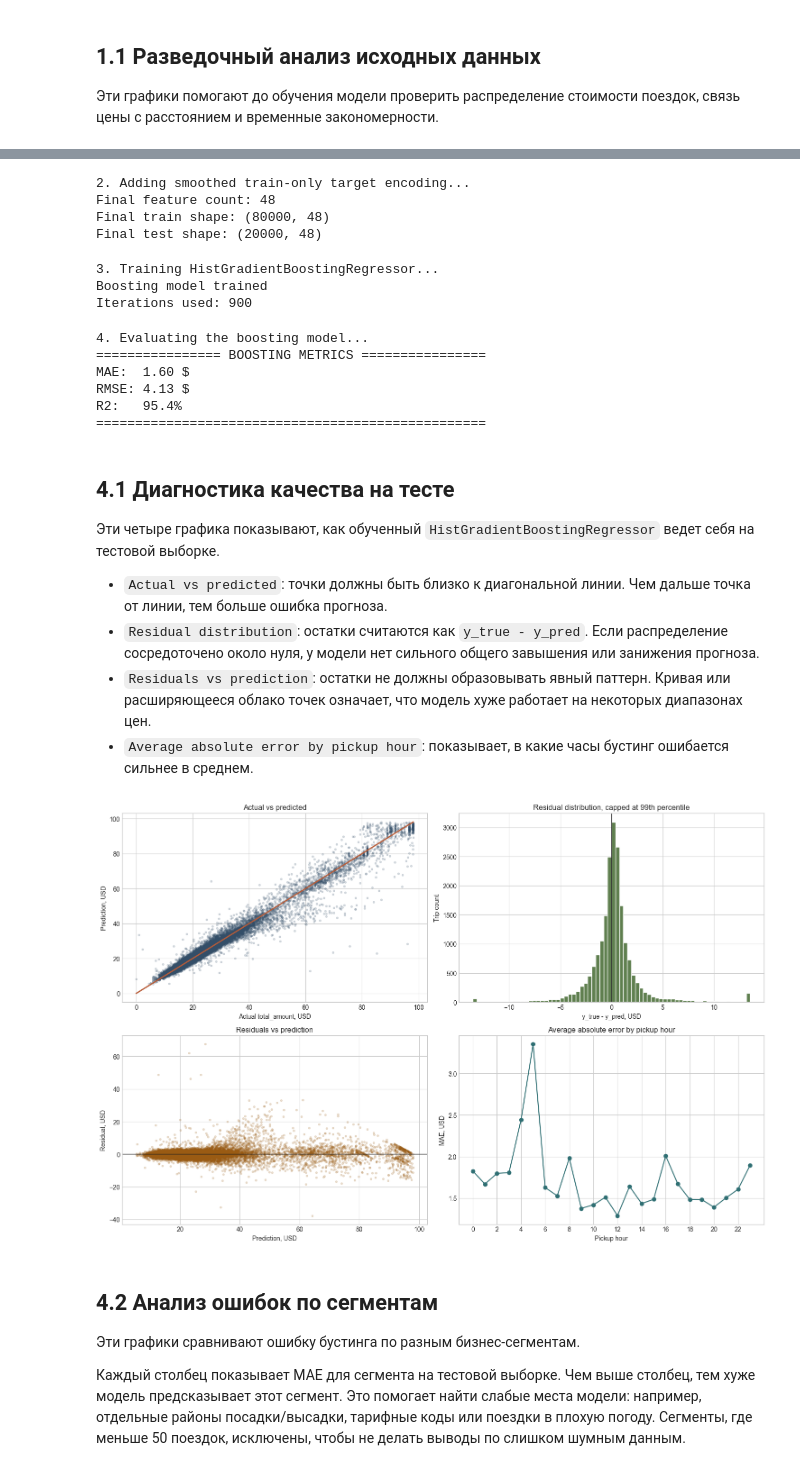
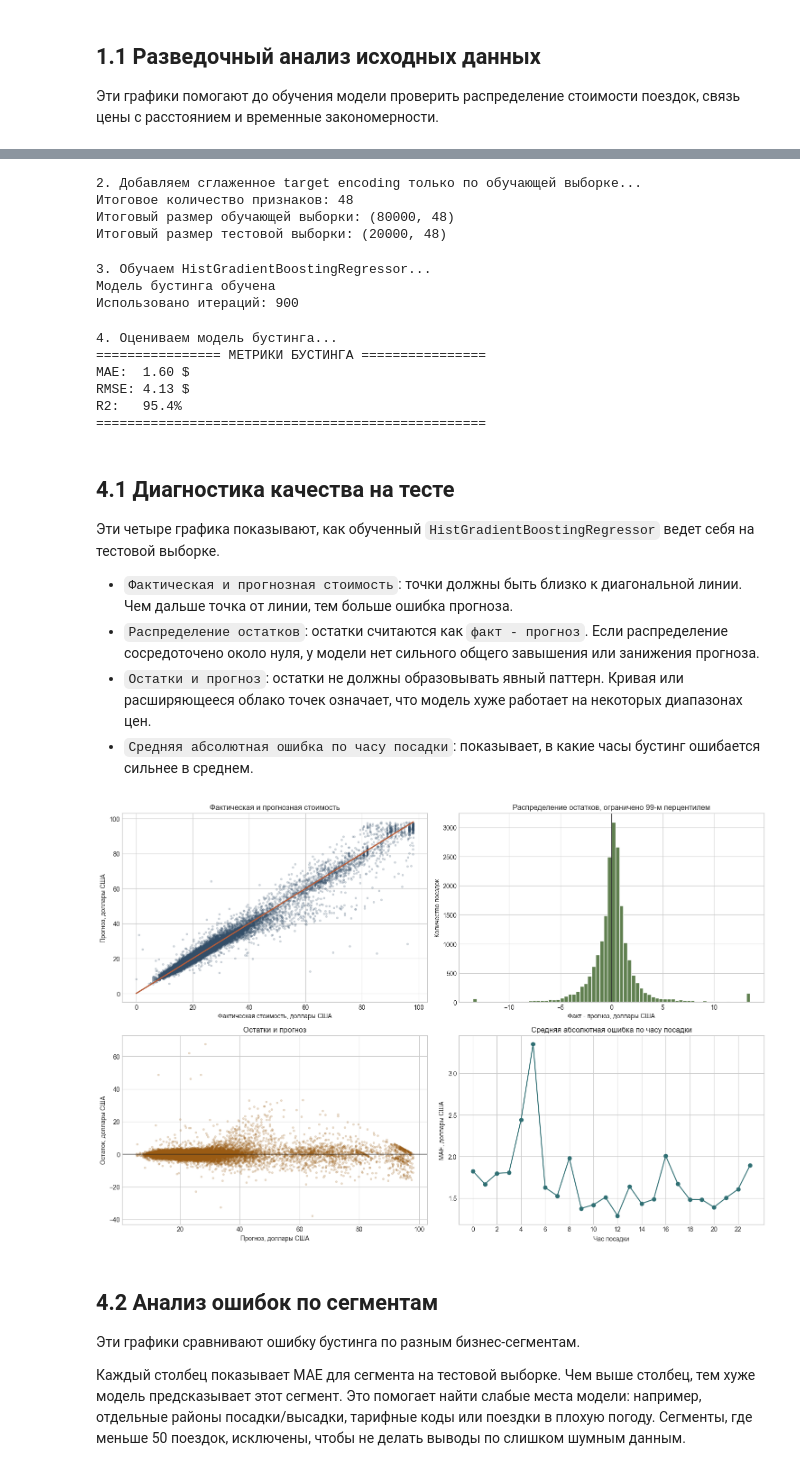
Before and after one commit to Team-10-Spilis/New-York-Taxi-Analysis, a Jupyter notebook: ml_price/pred_cost_grad_boost.ipynb, the cells around one changed output, grey strips where cells are left out. Saved outputs shown, nothing was run; the diff lists cells and outputs as text; code cells hidden in the pictures.

Commit message:
fix grag boost

```diff
--- a/ml_price/pred_cost_grad_boost.ipynb
+++ b/ml_price/pred_cost_grad_boost.ipynb
@@ -407,7 +432,7 @@ def add_target_encoding(train_x, test_x, train_y, source_cols, encoded_cols, smo
 
     return train_x, test_x
 
-print("2. Adding smoothed train-only target encoding...")
+print("2. Добавляем сглаженное target encoding только по обучающей выборке...")
 X_train_full, X_test_full = add_target_encoding(
     X_train_base,
     X_test_base,
@@ -423,16 +448,16 @@ for col in categorical_cols:
     X_train[col] = X_train[col].astype("category")
     X_test[col] = X_test[col].astype("category")
 
-print("Final feature count:", X_train.shape[1])
-print("Final train shape:", X_train.shape)
-print("Final test shape:", X_test.shape)
+print("Итоговое количество признаков:", X_train.shape[1])
+print("Итоговый размер обучающей выборки:", X_train.shape)
+print("Итоговый размер тестовой выборки:", X_test.shape)
 # %% [output]
-2. Adding smoothed train-only target encoding...
-Final feature count: 48
-Final train shape: (80000, 48)
-Final test shape: (20000, 48)
+2. Добавляем сглаженное target encoding только по обучающей выборке...
+Итоговое количество признаков: 48
+Итоговый размер обучающей выборки: (80000, 48)
+Итоговый размер тестовой выборки: (20000, 48)
 # %%
-print("3. Training HistGradientBoostingRegressor...")
+print("3. Обучаем HistGradientBoostingRegressor...")
 
 boosting_model = HistGradientBoostingRegressor(
     categorical_features="from_dtype",
@@ -448,14 +473,14 @@ boosting_model = HistGradientBoostingRegressor(
 )
 
 boosting_model.fit(X_train, y_train)
-print("Boosting model trained")
-print("Iterations used:", boosting_model.n_iter_)
+print("Модель бустинга обучена")
+print("Использовано итераций:", boosting_model.n_iter_)
 # %% [output]
-3. Training HistGradientBoostingRegressor...
-Boosting model trained
-Iterations used: 900
+3. Обучаем HistGradientBoostingRegressor...
+Модель бустинга обучена
+Использовано итераций: 900
 # %%
-print("4. Evaluating the boosting model...")
+print("4. Оцениваем модель бустинга...")
 
 y_pred = boosting_model.predict(X_test)
 
@@ -463,14 +488,14 @@ mae = mean_absolute_error(y_test, y_pred)
 rmse = np.sqrt(mean_squared_error(y_test, y_pred))
 r2 = r2_score(y_test, y_pred)
 
-print("================ BOOSTING METRICS ================")
+print("================ МЕТРИКИ БУСТИНГА ================")
 print(f"MAE:  {mae:.2f} $")
 print(f"RMSE: {rmse:.2f} $")
 print(f"R2:   {r2 * 100:.1f}%")
 print("==================================================")
 # %% [output]
-4. Evaluating the boosting model...
-================ BOOSTING METRICS ================
+4. Оцениваем модель бустинга...
+================ МЕТРИКИ БУСТИНГА ================
 MAE:  1.60 $
 RMSE: 4.13 $
 R2:   95.4%
@@ -480,10 +505,10 @@ R2:   95.4%
 
 Эти четыре графика показывают, как обученный `HistGradientBoostingRegressor` ведет себя на тестовой выборке.
 
-- `Actual vs predicted`: точки должны быть близко к диагональной линии. Чем дальше точка от линии, тем больше ошибка прогноза.
-- `Residual distribution`: остатки считаются как `y_true - y_pred`. Если распределение сосредоточено около нуля, у модели нет сильного общего завышения или занижения прогноза.
-- `Residuals vs prediction`: остатки не должны образовывать явный паттерн. Кривая или расширяющееся облако точек означает, что модель хуже работает на некоторых диапазонах цен.
-- `Average absolute error by pickup hour`: показывает, в какие часы бустинг ошибается сильнее в среднем.
+- `Фактическая и прогнозная стоимость`: точки должны быть близко к диагональной линии. Чем дальше точка от линии, тем больше ошибка прогноза.
+- `Распределение остатков`: остатки считаются как `факт - прогноз`. Если распределение сосредоточено около нуля, у модели нет сильного общего завышения или занижения прогноза.
+- `Остатки и прогноз`: остатки не должны образовывать явный паттерн. Кривая или расширяющееся облако точек означает, что модель хуже работает на некоторых диапазонах цен.
+- `Средняя абсолютная ошибка по часу посадки`: показывает, в какие часы бустинг ошибается сильнее в среднем.
 # %%
 diagnostics_df = X_test_base.copy()
 diagnostics_df["pickup_datetime"] = model_df.loc[test_mask, "tpep_pickup_datetime"].values
@@ -498,47 +523,47 @@ price_cap_diag = diagnostics_df[["y_true", "y_pred"]].quantile(0.99).max()
 plot_diag = diagnostics_df[
     diagnostics_df["y_true"].between(0, price_cap_diag)
     & diagnostics_df["y_pred"].between(0, price_cap_diag)
 ].copy()
 plot_diag = plot_diag.sample(min(50_000, len(plot_diag)), random_state=42)
 
 fig, axes = plt.subplots(2, 2, figsize=(15, 10))
 
 axes[0, 0].scatter(plot_diag["y_true"], plot_diag["y_pred"], s=8, alpha=0.18, color="#334e68")
 axes[0, 0].plot([0, price_cap_diag], [0, price_cap_diag], color="#b85c38", linewidth=2)
-axes[0, 0].set_title("Actual vs predicted")
-axes[0, 0].set_xlabel("Actual total_amount, USD")
-axes[0, 0].set_ylabel("Prediction, USD")
+axes[0, 0].set_title("Фактическая и прогнозная стоимость")
+axes[0, 0].set_xlabel("Фактическая стоимость, доллары США")
+axes[0, 0].set_ylabel("Прогноз, доллары США")
 
 residual_cap = diagnostics_df["residual"].abs().quantile(0.99)
 axes[0, 1].hist(
     diagnostics_df["residual"].clip(-residual_cap, residual_cap),
     bins=70,
     color="#5f7f4f",
     edgecolor="white",
 )
 axes[0, 1].axvline(0, color="#222222", linewidth=1)
-axes[0, 1].set_title("Residual distribution, capped at 99th percentile")
-axes[0, 1].set_xlabel("y_true - y_pred, USD")
-axes[0, 1].set_ylabel("Trip count")
+axes[0, 1].set_title("Распределение остатков, ограничено 99-м перцентилем")
+axes[0, 1].set_xlabel("Факт - прогноз, доллары США")
+axes[0, 1].set_ylabel("Количество поездок")
 
 axes[1, 0].scatter(plot_diag["y_pred"], plot_diag["residual"], s=8, alpha=0.18, color="#9a5b13")
 axes[1, 0].axhline(0, color="#222222", linewidth=1)
-axes[1, 0].set_title("Residuals vs prediction")
-axes[1, 0].set_xlabel("Prediction, USD")
-axes[1, 0].set_ylabel("Residual, USD")
+axes[1, 0].set_title("Остатки и прогноз")
+axes[1, 0].set_xlabel("Прогноз, доллары США")
+axes[1, 0].set_ylabel("Остаток, доллары США")
 
 hourly_error = diagnostics_df.groupby("pickup_hour", observed=False)["abs_error"].mean()
 axes[1, 1].plot(hourly_error.index, hourly_error.values, marker="o", color="#2f6f73")
-axes[1, 1].set_title("Average absolute error by pickup hour")
-axes[1, 1].set_xlabel("Pickup hour")
-axes[1, 1].set_ylabel("MAE, USD")
+axes[1, 1].set_title("Средняя абсолютная ошибка по часу посадки")
+axes[1, 1].set_xlabel("Час посадки")
+axes[1, 1].set_ylabel("MAE, доллары США")
 axes[1, 1].set_xticks(range(0, 24, 2))
 
 fig.tight_layout()
-fig.savefig(PLOTS_DIR / "03_model_diagnostics.png", dpi=150, bbox_inches="tight")
+fig.savefig(plot_path("figures/03_model_diagnostics.png"), dpi=150, bbox_inches="tight")
 plt.show()
 # %% [output]
-[figure, old version]
+[figure, new version]
 # %% [markdown]
 ## 4.2 Анализ ошибок по сегментам
 
```
Also changed, not shown: parts of 10 cells of this notebook.
